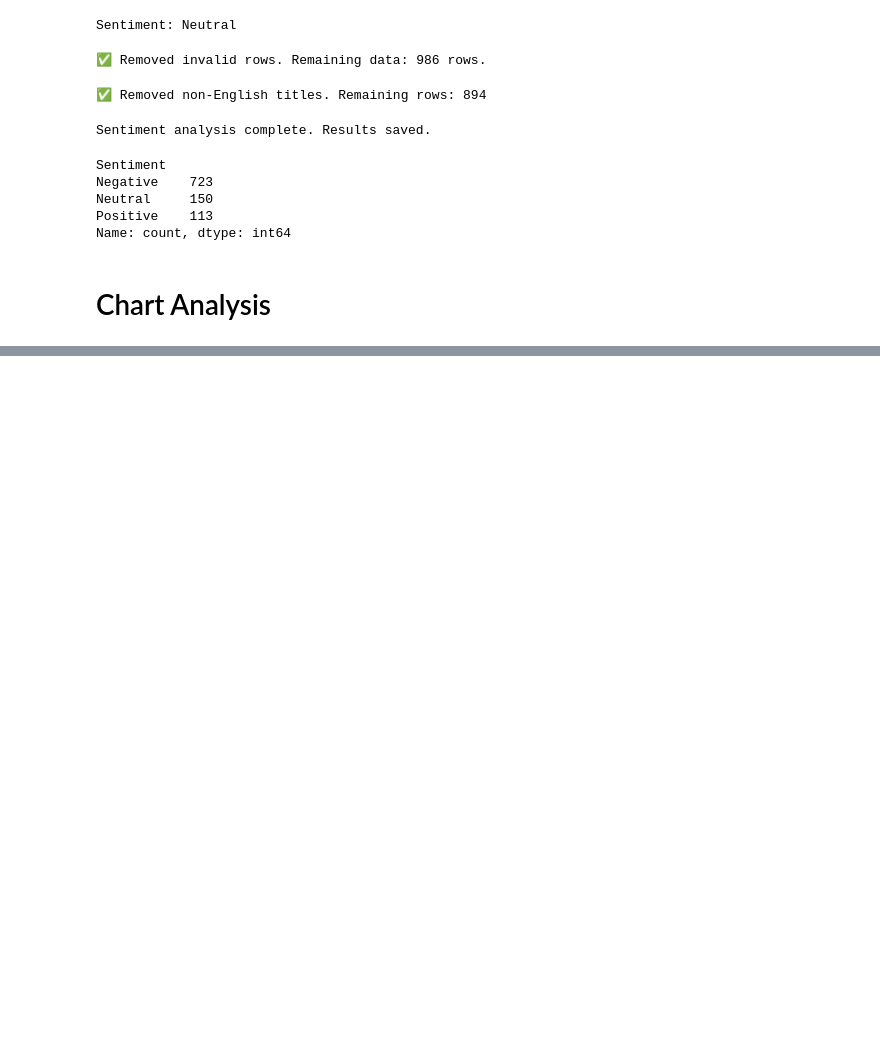
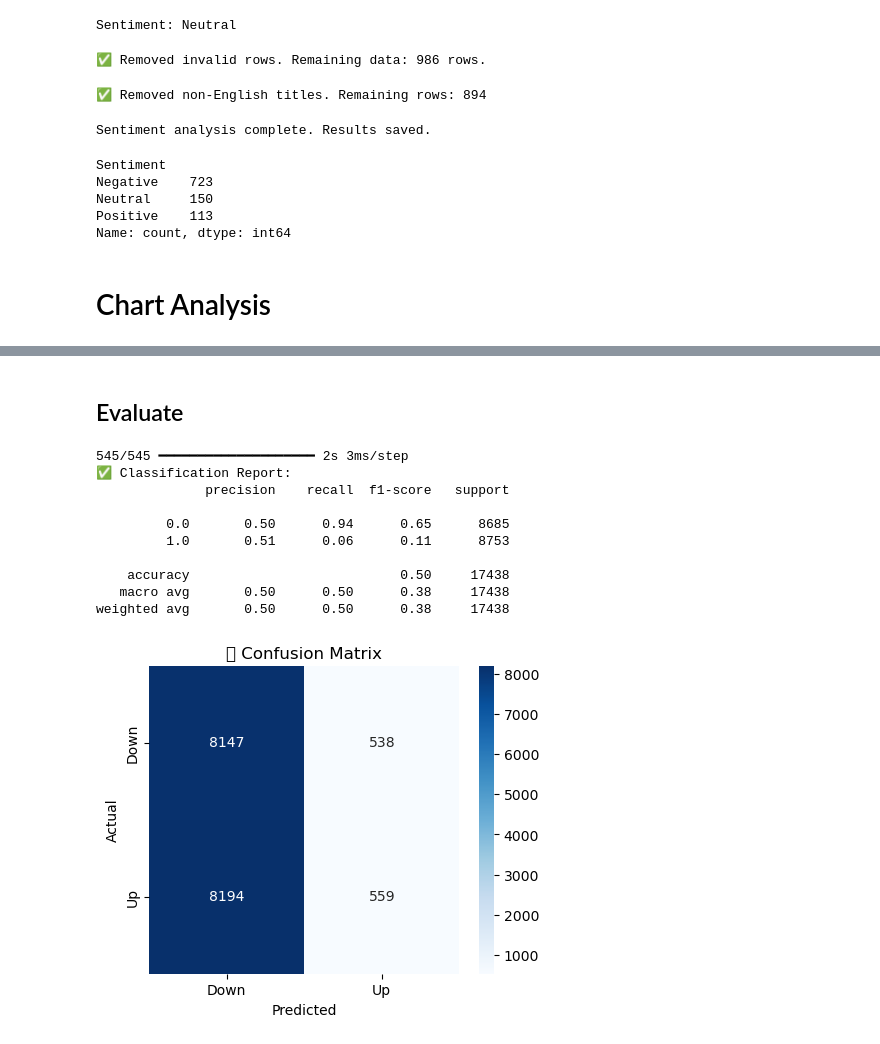
Before and after one commit to ShengEarn/Final-Year-Project, a Jupyter notebook: FinalYearProject/Main.ipynb, the cells around one changed output, grey strips where cells are left out. Cells and saved outputs as stored; diff of their text form; code cells hidden in the pictures; blank space fills up the shorter version.

```diff
--- a/FinalYearProject/Main.ipynb
+++ b/FinalYearProject/Main.ipynb
@@ -562,0 +793,10 @@ FileNotFoundError: [Errno 2] No such file or directory: 'AAPL_30min_data_test/AA
+# %%
+# Choose a split ratio
+train_size = int(len(X) * 0.8)
+
+# Split the sequences
+X_train, X_test = X[:train_size], X[train_size:]
+y_train, y_test = y[:train_size], y[train_size:]
+
+print(f"🧪 Train samples: {X_train.shape[0]}")
+print(f"🧪 Test samples: {X_test.shape[0]}")
@@ -562,0 +855,37 @@ FileNotFoundError: [Errno 2] No such file or directory: 'AAPL_30min_data_test/AA
+# %% [markdown]
+## Evaluate
+# %%
+from sklearn.metrics import classification_report, confusion_matrix
+import matplotlib.pyplot as plt
+import seaborn as sns
+
+# Predict probabilities
+y_pred_probs = model.predict(X_test)
+
+# Convert probabilities to binary classes (0 or 1)
+y_pred = (y_pred_probs > 0.5).astype(int).flatten()
+
+# Evaluate
+print("✅ Classification Report:")
+print(classification_report(y_test, y_pred))
+
+# Confusion matrix
+cm = confusion_matrix(y_test, y_pred)
+plt.figure(figsize=(5, 4))
+sns.heatmap(cm, annot=True, fmt="d", cmap="Blues", xticklabels=["Down", "Up"], yticklabels=["Down", "Up"])
+plt.xlabel("Predicted")
+plt.ylabel("Actual")
+plt.title("📊 Confusion Matrix")
+plt.show()
+# %% [output]
+545/545 ━━━━━━━━━━━━━━━━━━━━ 2s 3ms/step
+✅ Classification Report:
+              precision    recall  f1-score   support
+
+         0.0       0.50      0.94      0.65      8685
+         1.0       0.51      0.06      0.11      8753
+
+    accuracy                           0.50     17438
+   macro avg       0.50      0.50      0.38     17438
+weighted avg       0.50      0.50      0.38     17438
+[figure, added]
```
Also changed, not shown: parts of 19 cells of this notebook, 30 other files.
